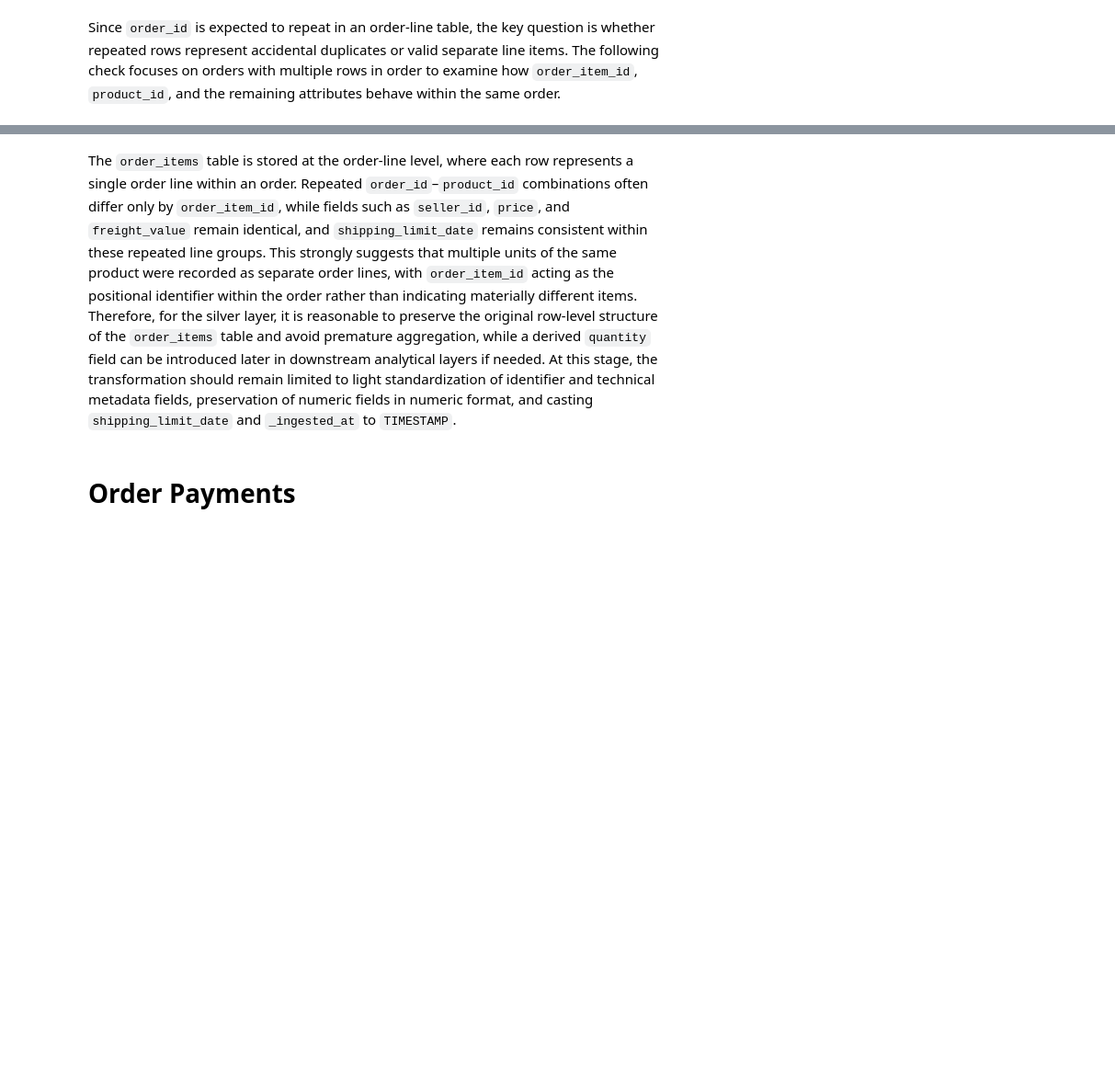
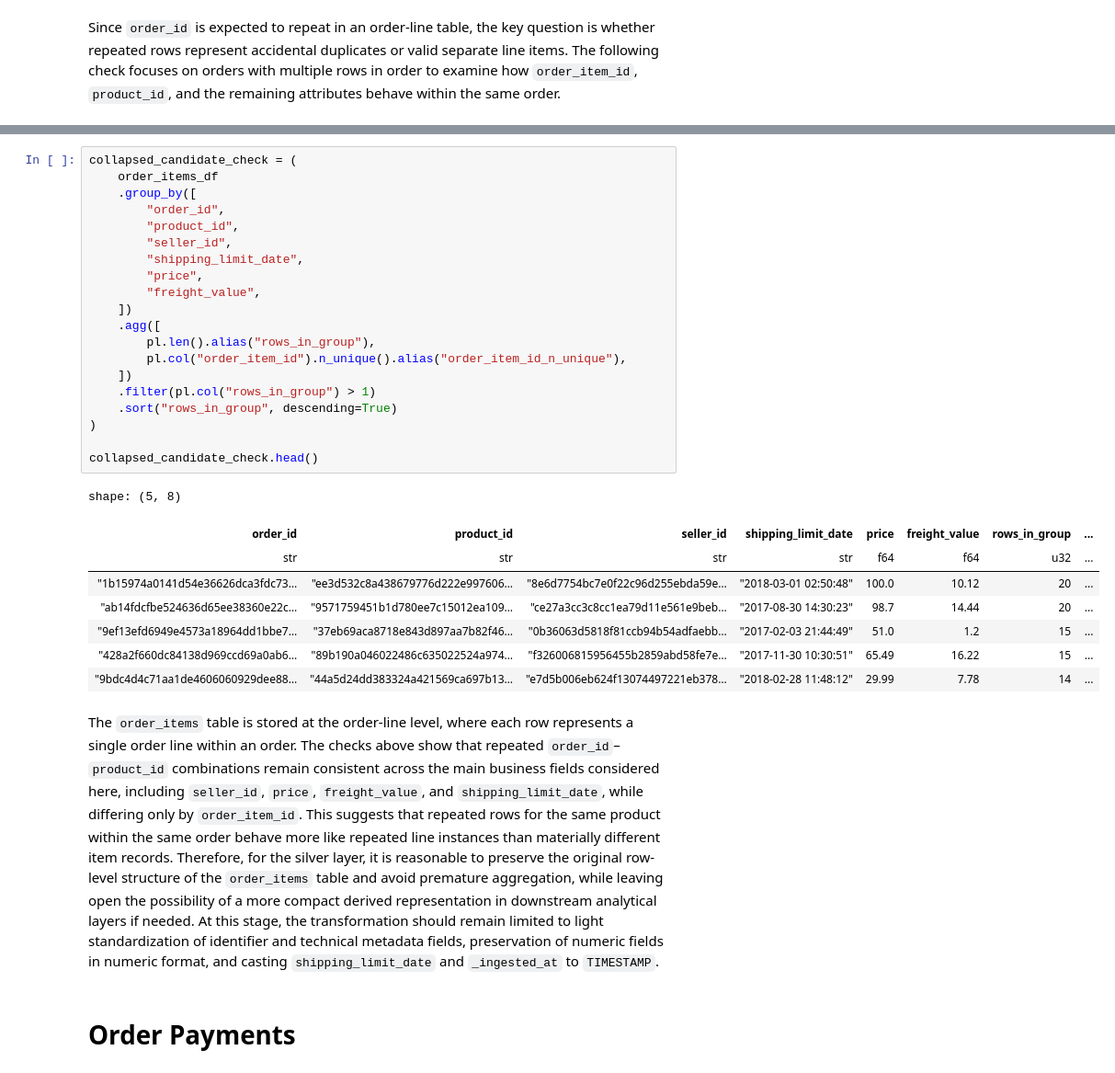
Before and after one commit to Daniel-Prokopenko/ecommerce_data_platform, a Jupyter notebook: notebooks/silver_prep.ipynb, the cells around one changed output, grey strips where cells are left out. Shown at 92% size. Saved outputs shown, nothing was run; the diff lists cells and outputs as text; blank space fills up the shorter version.

```diff
--- a/notebooks/silver_prep.ipynb
+++ b/notebooks/silver_prep.ipynb
@@ -189,5 +227,34 @@ shape: (23_787, 9)
+# %%
+collapsed_candidate_check = (
+    order_items_df
+    .group_by([
+        "order_id",
+        "product_id",
+        "seller_id",
+        "shipping_limit_date",
+        "price",
+        "freight_value",
+    ])
+    .agg([
+        pl.len().alias("rows_in_group"),
+        pl.col("order_item_id").n_unique().alias("order_item_id_n_unique"),
+    ])
+    .filter(pl.col("rows_in_group") > 1)
+    .sort("rows_in_group", descending=True)
+)
+
+collapsed_candidate_check.head()
+# %% [output]
+shape: (5, 8)
+| order_id | product_id | seller_id | shipping_limit_date | price | freight_value | rows_in_group | ... |
+| str | str | str | str | f64 | f64 | u32 | ... |
+| "1b15974a0141d54e36626dca3fdc73… | "ee3d532c8a438679776d222e997606… | "8e6d7754bc7e0f22c96d255ebda59e… | "2018-03-01 02:50:48" | 100.0 | 10.12 | 20 | ... |
+| "ab14fdcfbe524636d65ee38360e22c… | "9571759451b1d780ee7c15012ea109… | "ce27a3cc3c8cc1ea79d11e561e9beb… | "2017-08-30 14:30:23" | 98.7 | 14.44 | 20 | ... |
+| "9ef13efd6949e4573a18964dd1bbe7… | "37eb69aca8718e843d897aa7b82f46… | "0b36063d5818f81ccb94b54adfaebb… | "2017-02-03 21:44:49" | 51.0 | 1.2 | 15 | ... |
+| "428a2f660dc84138d969ccd69a0ab6… | "89b190a046022486c635022524a974… | "f326006815956455b2859abd58fe7e… | "2017-11-30 10:30:51" | 65.49 | 16.22 | 15 | ... |
+| "9bdc4d4c71aa1de4606060929dee88… | "44a5d24dd383324a421569ca697b13… | "e7d5b006eb624f13074497221eb378… | "2018-02-28 11:48:12" | 29.99 | 7.78 | 14 | ... |
 # %% [markdown]
-The `order_items` table is stored at the order-line level, where each row represents a single order line within an order. Repeated `order_id`–`product_id` combinations often differ only by `order_item_id`, while fields such as `seller_id`, `price`, and `freight_value` remain identical, and `shipping_limit_date` remains consistent within these repeated line groups. This strongly suggests that multiple units of the same product were recorded as separate order lines, with `order_item_id` acting as the positional identifier within the order rather than indicating materially different items. Therefore, for the silver layer, it is reasonable to preserve the original row-level structure of the `order_items` table and avoid premature aggregation, while a derived `quantity` field can be introduced later in downstream analytical layers if needed. At this stage, the transformation should remain limited to light standardization of identifier and technical metadata fields, preservation of numeric fields in numeric format, and casting `shipping_limit_date` and `_ingested_at` to `TIMESTAMP`.
+The `order_items` table is stored at the order-line level, where each row represents a single order line within an order. The checks above show that repeated `order_id`–`product_id` combinations remain consistent across the main business fields considered here, including `seller_id`, `price`, `freight_value`, and `shipping_limit_date`, while differing only by `order_item_id`. This suggests that repeated rows for the same product within the same order behave more like repeated line instances than materially different item records. Therefore, for the silver layer, it is reasonable to preserve the original row-level structure of the `order_items` table and avoid premature aggregation, while leaving open the possibility of a more compact derived representation in downstream analytical layers if needed. At this stage, the transformation should remain limited to light standardization of identifier and technical metadata fields, preservation of numeric fields in numeric format, and casting `shipping_limit_date` and `_ingested_at` to `TIMESTAMP`.
 # %% [markdown]
 # Order Payments
 # %% [markdown]
```
Also changed, not shown: parts of 8 cells of this notebook.
